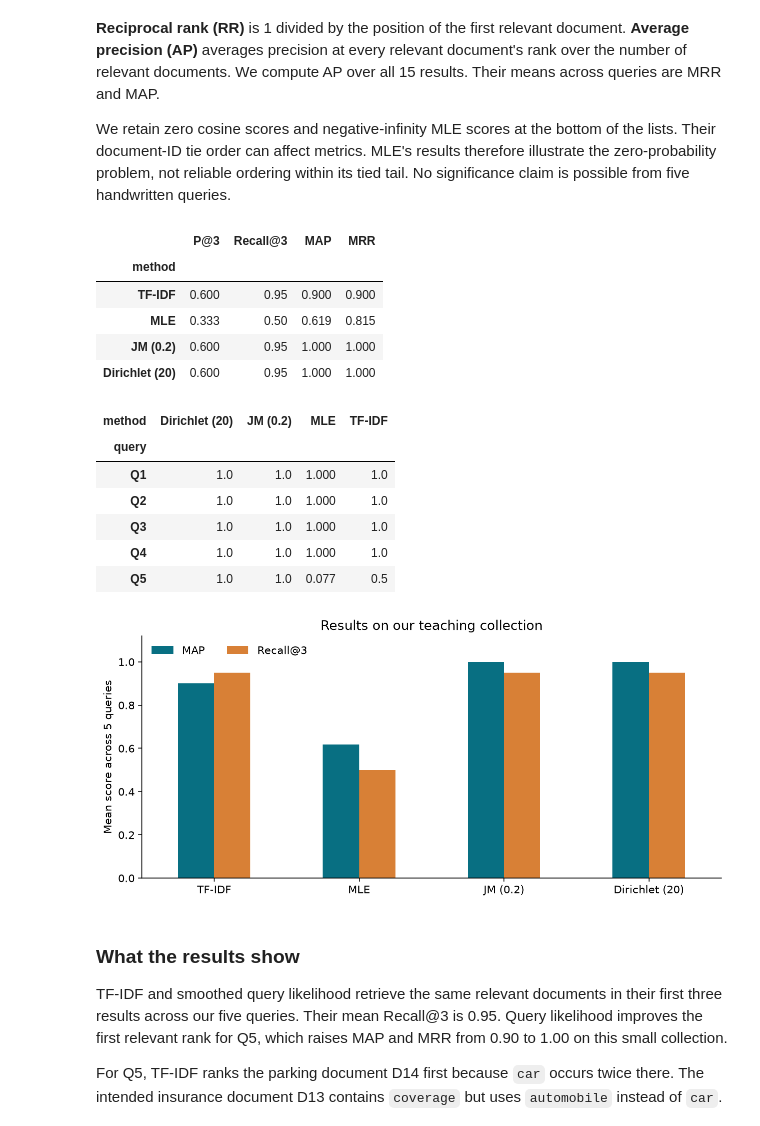
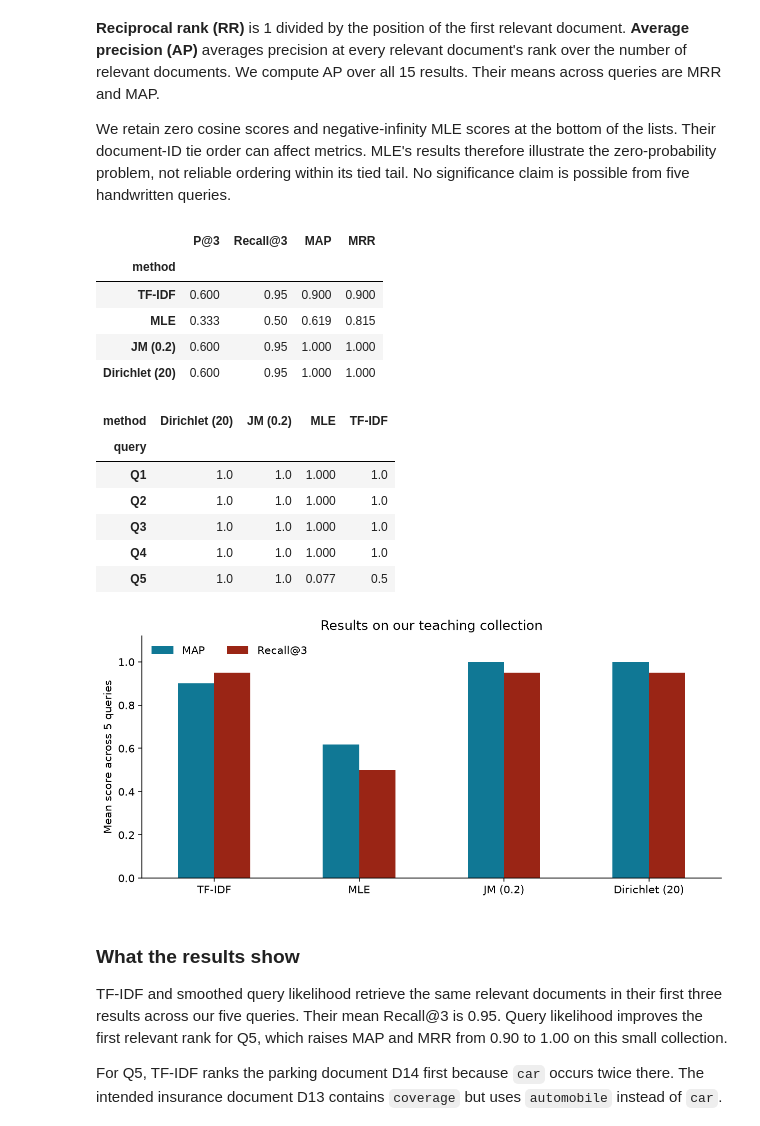
Before and after one commit to DUKPagnarith/Language-Models-for-Information-Retrieval, a Jupyter notebook: language_models_ir.ipynb, the cells around one changed output. Saved outputs shown, nothing was run; the diff lists cells and outputs as text; code cells hidden in the pictures.

```diff
--- a/language_models_ir.ipynb
+++ b/language_models_ir.ipynb
@@ -394,35 +394,35 @@ summary = metrics.groupby("method", sort=False)[["P@3", "Recall@3", "AP", "RR"]]
 summary = summary.rename(columns={"AP": "MAP", "RR": "MRR"})
 metrics.to_csv(OUTPUT / "per_query_metrics.csv", index=False)
 summary.to_csv(OUTPUT / "summary.csv")
 display(summary.round(3))
 display(metrics.pivot(index="query", columns="method", values="RR").round(3))
 
 fig, ax = plt.subplots(figsize=(9, 4.2))
-summary[["MAP", "Recall@3"]].plot.bar(ax=ax, color=["#086f82", "#d88036"], rot=0)
+summary[["MAP", "Recall@3"]].plot.bar(ax=ax, color=["#107895", "#9a2515"], rot=0)
 ax.set_ylim(0, 1.12)
 ax.set_ylabel("Mean score across 5 queries")
 ax.set_xlabel("")
 ax.set_title("Results on our teaching collection")
 ax.legend(loc="upper left", ncol=2, frameon=False)
 ax.spines[["top", "right"]].set_visible(False)
 fig.tight_layout()
 fig.savefig(ASSETS / "comparison.png", dpi=180)
 plt.show()
 # %% [output]
 |  | P@3 | Recall@3 | MAP | MRR |
 | method |  |  |  |  |
 | TF-IDF | 0.600 | 0.95 | 0.900 | 0.900 |
 | MLE | 0.333 | 0.50 | 0.619 | 0.815 |
 | JM (0.2) | 0.600 | 0.95 | 1.000 | 1.000 |
 | Dirichlet (20) | 0.600 | 0.95 | 1.000 | 1.000 |
 | method | Dirichlet (20) | JM (0.2) | MLE | TF-IDF |
 | query |  |  |  |  |
 | Q1 | 1.0 | 1.0 | 1.000 | 1.0 |
 | Q2 | 1.0 | 1.0 | 1.000 | 1.0 |
 | Q3 | 1.0 | 1.0 | 1.000 | 1.0 |
 | Q4 | 1.0 | 1.0 | 1.000 | 1.0 |
 | Q5 | 1.0 | 1.0 | 0.077 | 0.5 |
-[figure, old version]
+[figure, new version]
 # %% [markdown]
 ### What the results show
 
```
Also changed, not shown: 15 other files.
